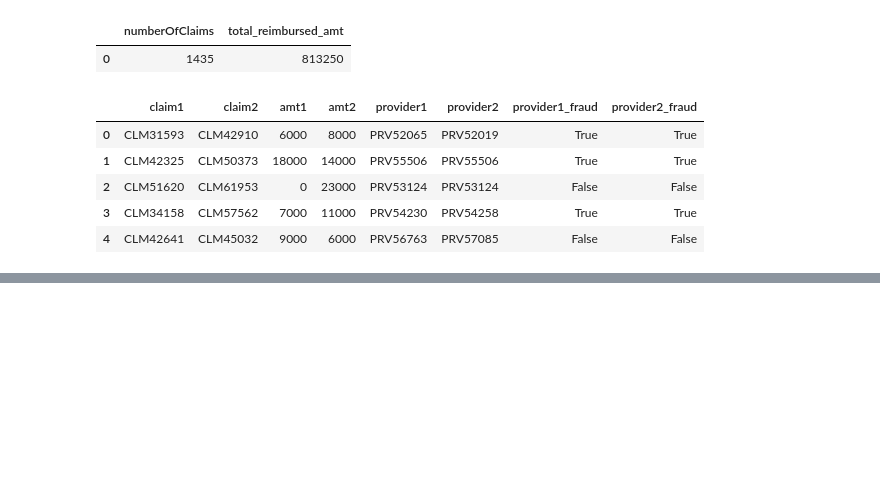
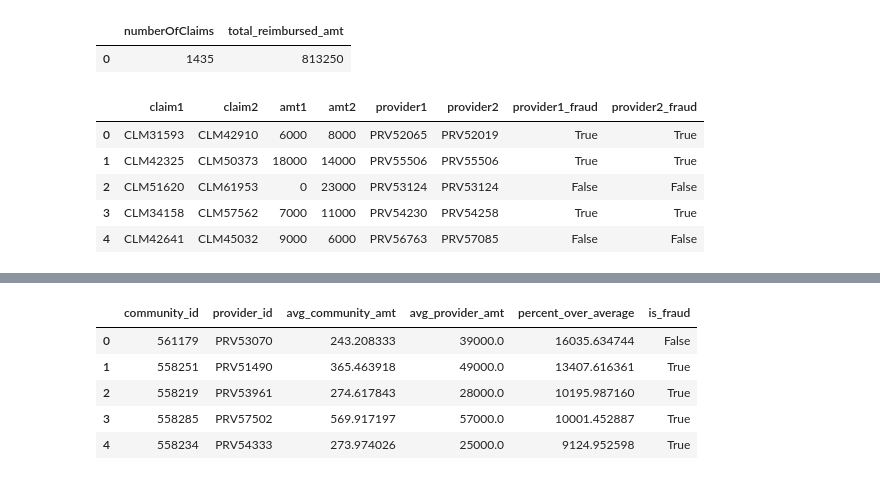
Before and after one commit to lqst/neo4j-hackathons, a Jupyter notebook: project3/01 medicare.ipynb, the cells around one changed output, grey strips where cells are left out. Drawn from its saved outputs; the diff is of its cells as text; code cells hidden in the pictures; blank space fills up the shorter version.

```diff
--- a/project3/01 medicare.ipynb
+++ b/project3/01 medicare.ipynb
@@ -299,3 +357,37 @@ duplicate_submission.head()
+# %%
+# Check our communities, what is the average claim amout, and what providers are above average
+gds.run_cypher('create range index if not exists for (n:Claim) on (n.community_id)')
+community_dist = gds.run_cypher('''
+    match (n:Claim)
+    with n.community_id as community_id,
+            count(*) as number_of_claims,
+            avg(n.reimbursed_amt) as avg_community_amt
+        order by number_of_claims desc limit 50
+    match (c:Claim{community_id:community_id})-[:provider]->(p)
+    with p, community_id, avg_community_amt,
+            avg(c.reimbursed_amt) as avg_provider_amt
+        order by avg_provider_amt desc
+        where avg_provider_amt > avg_community_amt
+    with p, community_id, avg_community_amt, avg_provider_amt,
+        avg_provider_amt/avg_community_amt*100 as percent_over_average
+        order by  percent_over_average desc
+    return
+        community_id,
+        p.id as provider_id,
+        avg_community_amt,
+        avg_provider_amt,
+        percent_over_average,
+        p.fraud as is_fraud
+
+''')
+community_dist.head()
+# %% [output]
+|  | community_id | provider_id | avg_community_amt | avg_provider_amt | percent_over_average | is_fraud |
+| 0 | 561179 | PRV53070 | 243.208333 | 39000.0 | 16035.634744 | False |
+| 1 | 558251 | PRV51490 | 365.463918 | 49000.0 | 13407.616361 | True |
+| 2 | 558219 | PRV53961 | 274.617843 | 28000.0 | 10195.987160 | True |
+| 3 | 558285 | PRV57502 | 569.917197 | 57000.0 | 10001.452887 | True |
+| 4 | 558234 | PRV54333 | 273.974026 | 25000.0 | 9124.952598 | True |
 # %%
 # 4. Charging for a more complex or expensive service than was actually provided
 # %%
```
Also changed, not shown: parts of 5 cells of this notebook.
